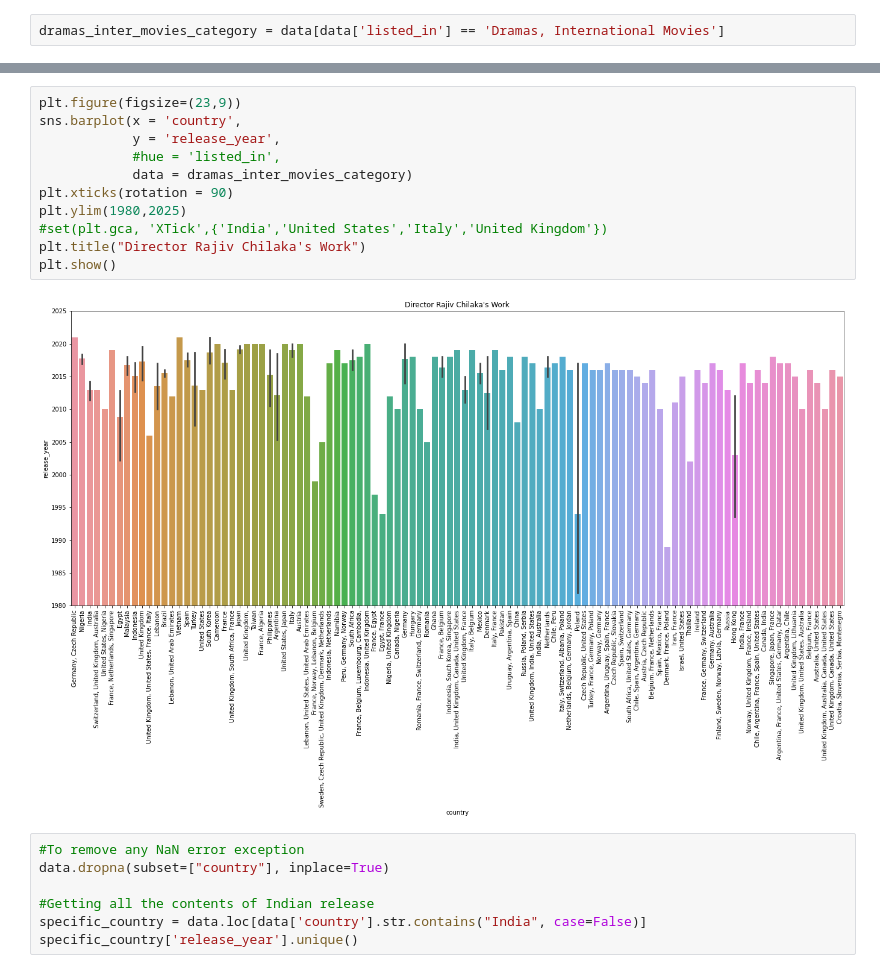
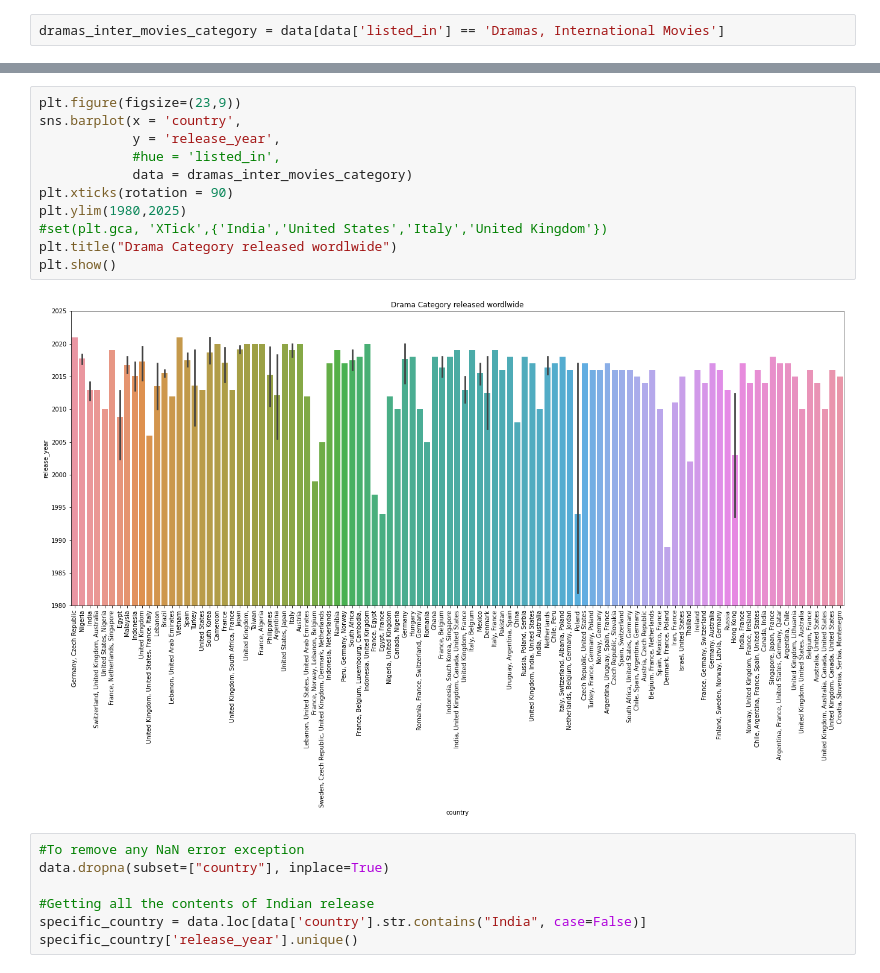
Before and after one commit to ArdeshnaA/EDA-Projects, a Jupyter notebook: Movies_EDA.ipynb, the cells around one changed output, grey strips where cells are left out. Drawn from its saved outputs; the diff is of its cells as text.

```diff
--- a/Movies_EDA.ipynb
+++ b/Movies_EDA.ipynb
@@ -195,16 +195,16 @@ dramas_inter_movies_category.head()
 # %%
 plt.figure(figsize=(23,9))
 sns.barplot(x = 'country',
             y = 'release_year',
             #hue = 'listed_in',
             data = dramas_inter_movies_category)
 plt.xticks(rotation = 90)
 plt.ylim(1980,2025)
 #set(plt.gca, 'XTick',{'India','United States','Italy','United Kingdom'})
-plt.title("Director Rajiv Chilaka's Work")
+plt.title("Drama Category released wordlwide")
 plt.show()
 # %% [output]
-[figure, old version]
+[figure, new version]
 # %%
 #To remove any NaN error exception
 data.dropna(subset=["country"], inplace=True)
```
